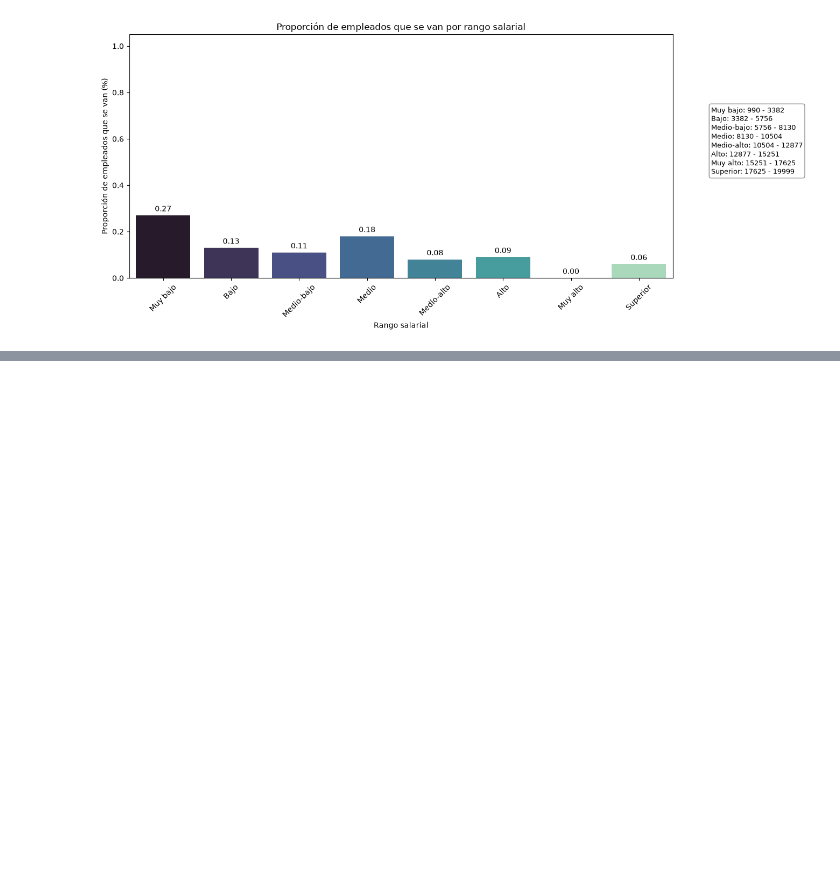
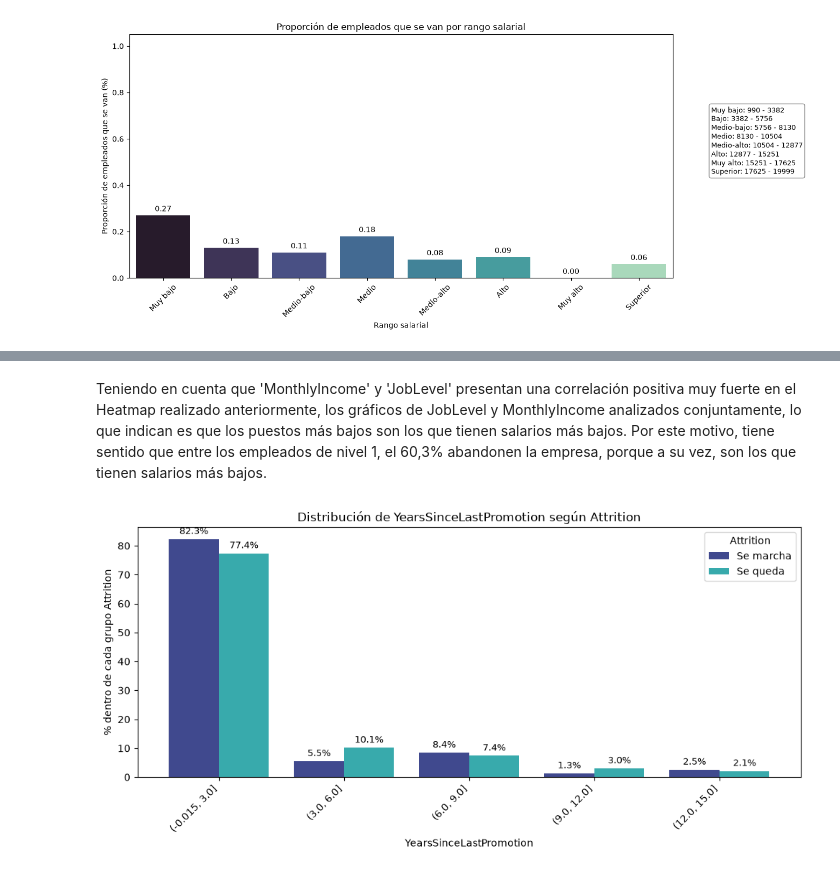
Before and after one commit to Adalab/project-da-promo-67-modulo-3-team-2, a Jupyter notebook: 03_Correlacion.ipynb, the cells around one changed output, grey strips where cells are left out. Cells and saved outputs as stored; diff of their text form; code cells hidden in the pictures; blank space fills up the shorter version.

```diff
--- a/03_Correlacion.ipynb
+++ b/03_Correlacion.ipynb
@@ -304,0 +376,6 @@ plt.show()
+# %% [markdown]
+Teniendo en cuenta que 'MonthlyIncome' y 'JobLevel' presentan una correlación positiva muy fuerte en el Heatmap realizado anteriormente, los gráficos de JobLevel y MonthlyIncome analizados conjuntamente, lo que indican es que los puestos más bajos son los que tienen salarios más bajos. Por este motivo, tiene sentido que entre los empleados de nivel 1, el 60,3% abandonen la empresa, porque a su vez, son los que tienen salarios más bajos.
+# %%
+grafico_barras_attrition('YearsSinceLastPromotion', bins=5, orden=None)
+# %% [output]
+[figure, added]
```
Also changed, not shown: parts of 14 cells of this notebook, 1 other file.
